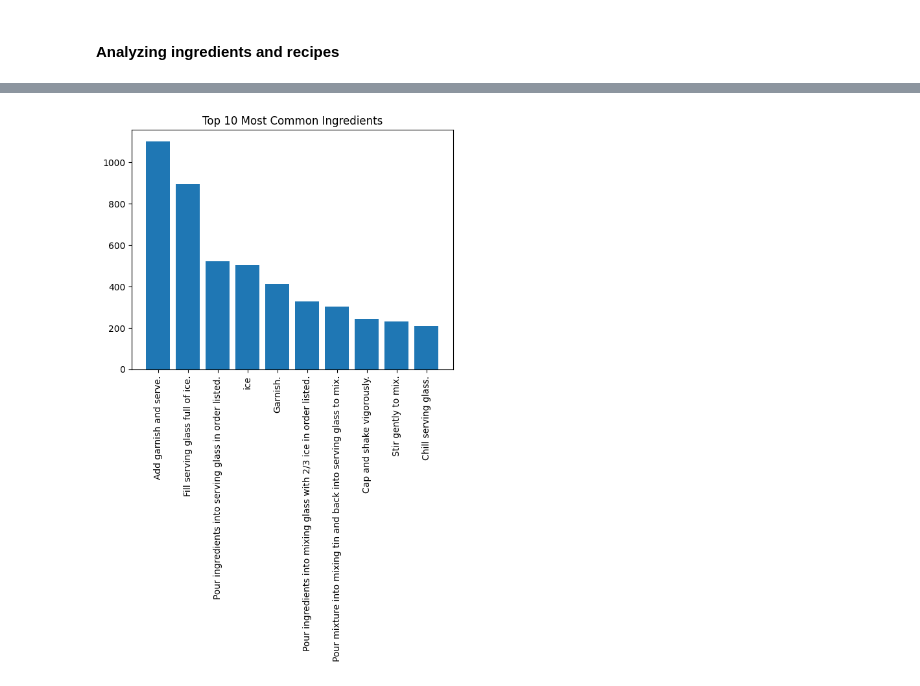
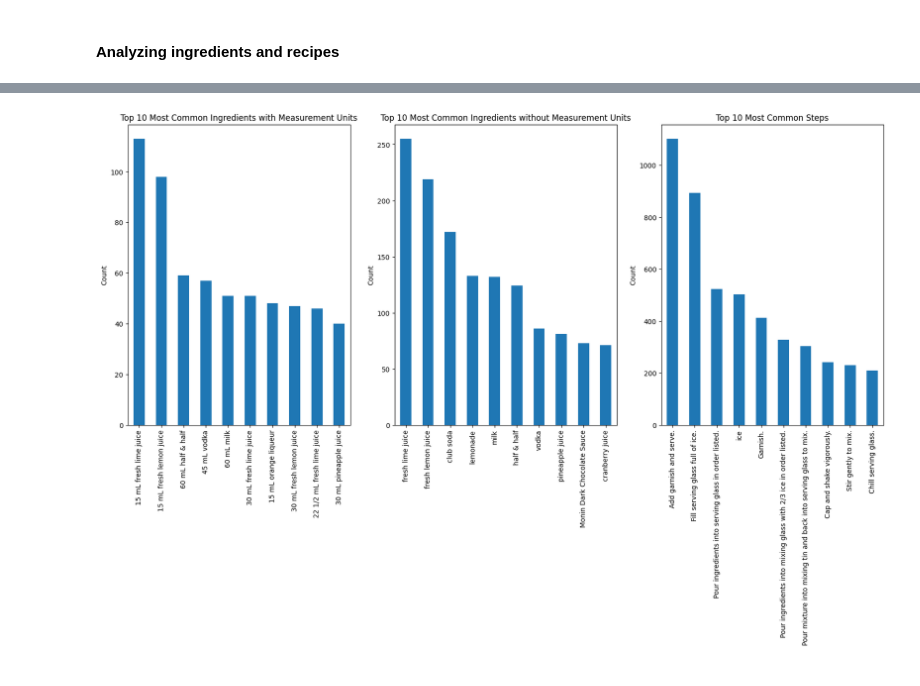
Before and after one commit to Data-Wrangling-and-Visualisation/Napitochki, a Jupyter notebook: data_exploration/EDA.ipynb, the cells around one changed output, grey strips where cells are left out. Drawn from its saved outputs; the diff is of its cells as text; code cells hidden in the pictures.

Commit message:
added ingredients analysis & update requirements.txt

```diff
--- a/data_exploration/EDA.ipynb
+++ b/data_exploration/EDA.ipynb
@@ -261,0 +298,13 @@ But, interestingly, some categories have a clear cluster, such as 'coffe', 'smoo
+# %%
+# also make an ingredients column without measurement units
+def split_recipe_ingredients(recipe_list):
+    ingredients = []
+    for item in recipe_list:
+        if is_ingredient(item):
+            pattern = r'(\d+(\s+\d+\/\d+)?\s*(' + '|'.join(measurement_units) + r'))'
+            ingredients.append(re.sub(pattern, '', item).strip())
+
+            # ingredients.append(re.sub(r'\d+\s*(' + '|'.join(measurement_units) + r')', '', item).strip())
+    return ingredients
+df['ingredients_no_units'] = df['ingredients'].apply(split_recipe_ingredients)
+df[['ingredients_no_units', 'ingredients']].head()
@@ -262,17 +318,28 @@ But, interestingly, some categories have a clear cluster, such as 'coffe', 'smoo
 # %%
-from collections import Counter
+# plot two plots for ingredients and steps
+fig, axs = plt.subplots(1, 3, figsize=(20, 8))
 
-# Assume each recipe's ingredients are stored as a list in the 'recipie' column
-all_ingredients = [item for sublist in df['recipie'] for item in sublist]
-ingredient_counts = Counter(all_ingredients)
+# plot ingredients
+all_ingredients = [item for sublist in df['ingredients'] for item in sublist]
+ingredient_counts = pd.Series(all_ingredients).value_counts()
+ingredient_counts.head(10).plot(kind='bar', ax=axs[0])
+axs[0].set_title('Top 10 Most Common Ingredients with Measurement Units')
+axs[0].set_ylabel('Count')
 
-# Visualize with a bar chart or word cloud
-import matplotlib.pyplot as plt
-most_common = ingredient_counts.most_common(10)
-ingredients, counts = zip(*most_common)
-plt.bar(ingredients, counts)
-plt.xticks(rotation=90)
-plt.title('Top 10 Most Common Sentences in the recipes')
+# plot ingredients without units
+all_ingredients_no_units = [item for sublist in df['ingredients_no_units'] for item in sublist]
+ingredient_counts_no_units = pd.Series(all_ingredients_no_units).value_counts()
+ingredient_counts_no_units.head(10).plot(kind='bar', ax=axs[1])
+axs[1].set_title('Top 10 Most Common Ingredients without Measurement Units')
+axs[1].set_ylabel('Count')
+
+# plot steps
+all_steps = [item for sublist in df['steps'] for item in sublist]
+step_counts = pd.Series(all_steps).value_counts()
+step_counts.head(10).plot(kind='bar', ax=axs[2])
+axs[2].set_title('Top 10 Most Common Steps')
+axs[2].set_ylabel('Count')
+
 plt.show()
 # %% [output]
-[figure, old version]
+[figure, new version]
```
Also changed, not shown: parts of 10 cells of this notebook, 2 other files.
